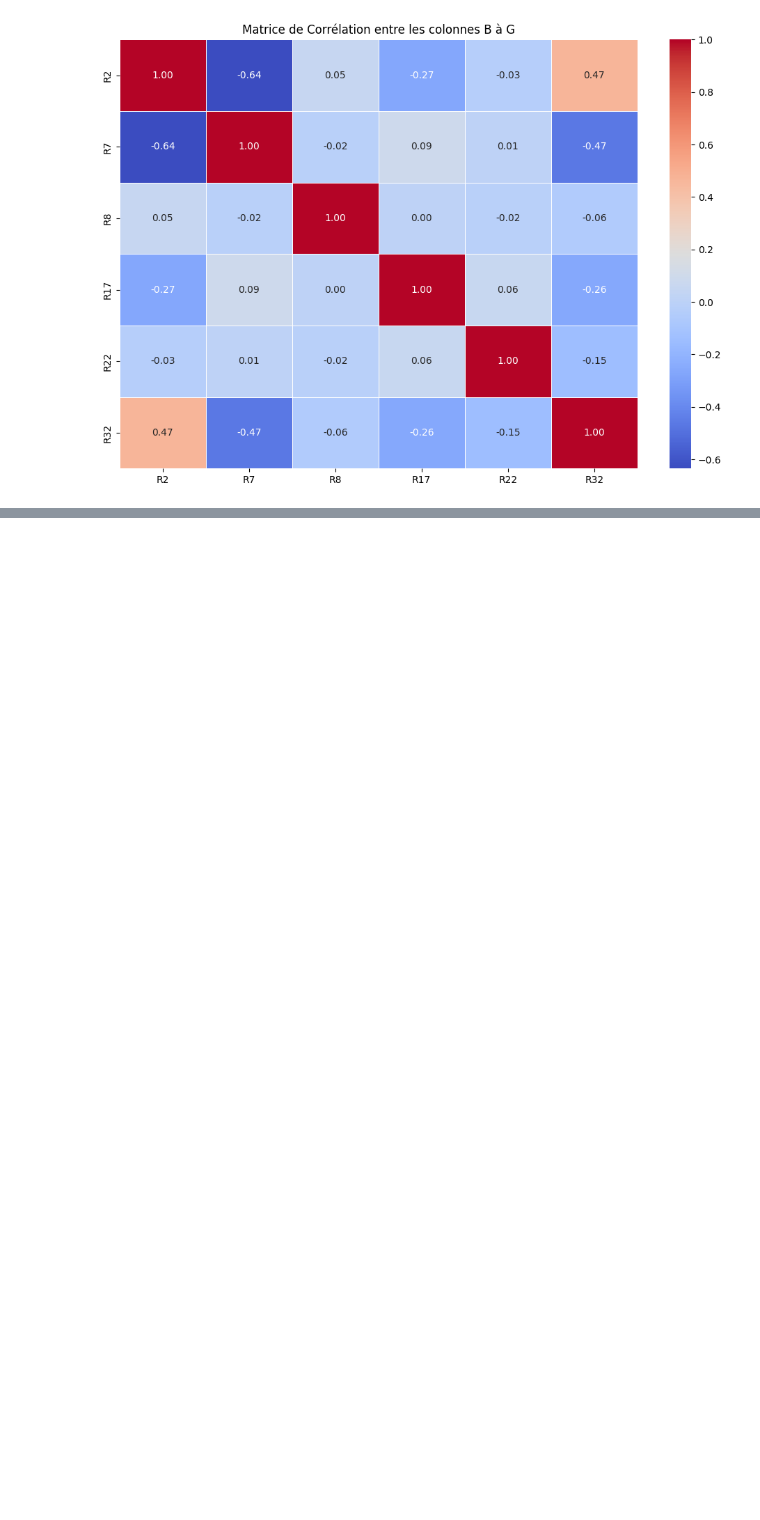
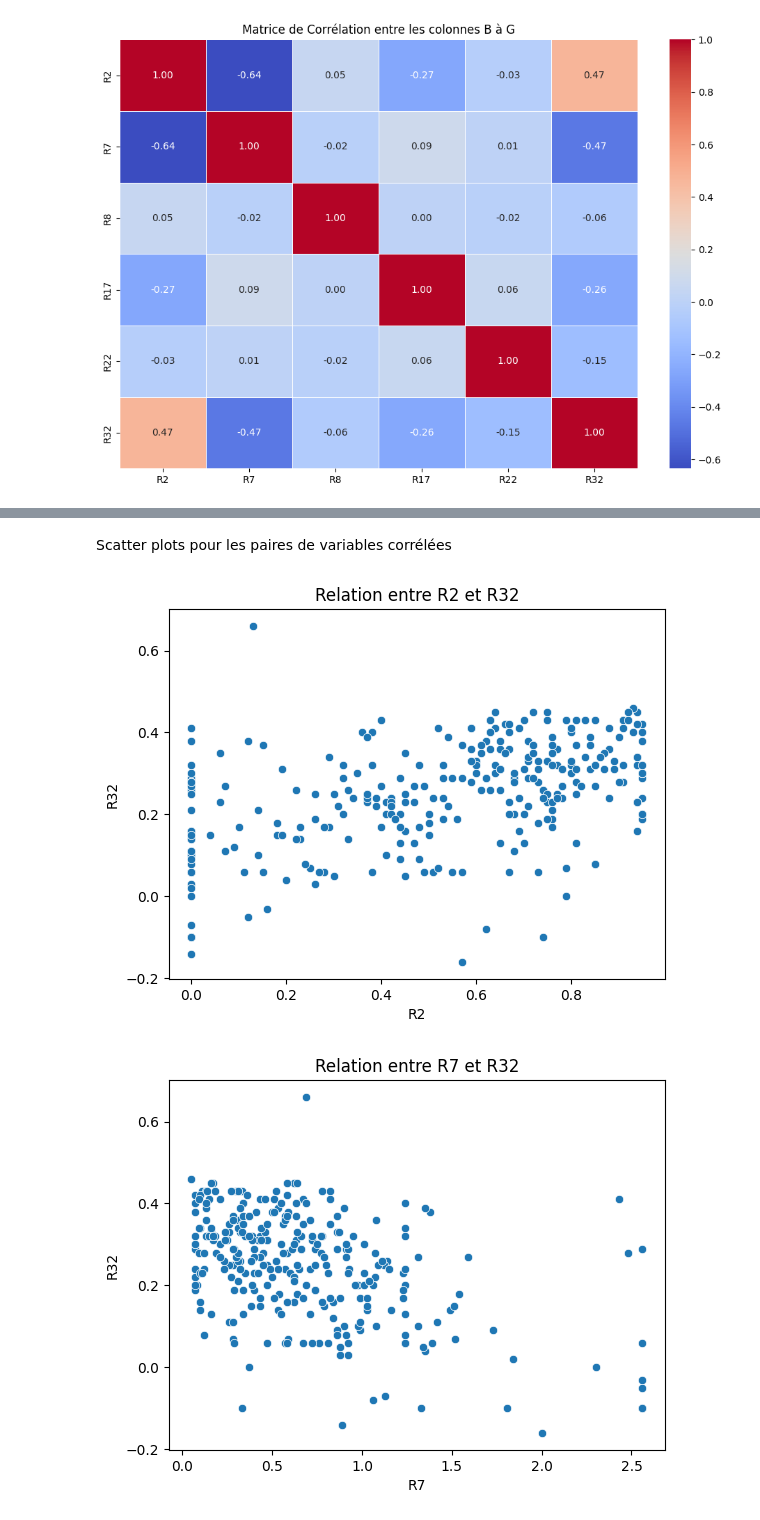
Before and after one commit to ilyaselb34/kaggleLIGAM, a Jupyter notebook: visu/visu.ipynb, the cells around one changed output, grey strips where cells are left out. Saved outputs shown, nothing was run; the diff lists cells and outputs as text; code cells hidden in the pictures; blank space fills up the shorter version.

```diff
--- a/visu/visu.ipynb
+++ b/visu/visu.ipynb
@@ -22,0 +49,23 @@ plt.show()
+# %% [markdown]
+Scatter plots pour les paires de variables corrélées
+# %%
+import pandas as pd
+import seaborn as sns
+import matplotlib.pyplot as plt
+
+df = pd.read_csv('../data/farms_train.csv', delimiter=';', decimal=',')
+
+sns.scatterplot(x=df['R2'], y=df['R32'])
+plt.title('Relation entre R2 et R32')
+plt.xlabel('R2')
+plt.ylabel('R32')
+plt.show()
+
+sns.scatterplot(x=df['R7'], y=df['R32'])
+plt.title('Relation entre R7 et R32')
+plt.xlabel('R7')
+plt.ylabel('R32')
+plt.show()
+# %% [output]
+[figure, added]
+[figure, added]
```
Also changed, not shown: parts of 3 cells of this notebook.
